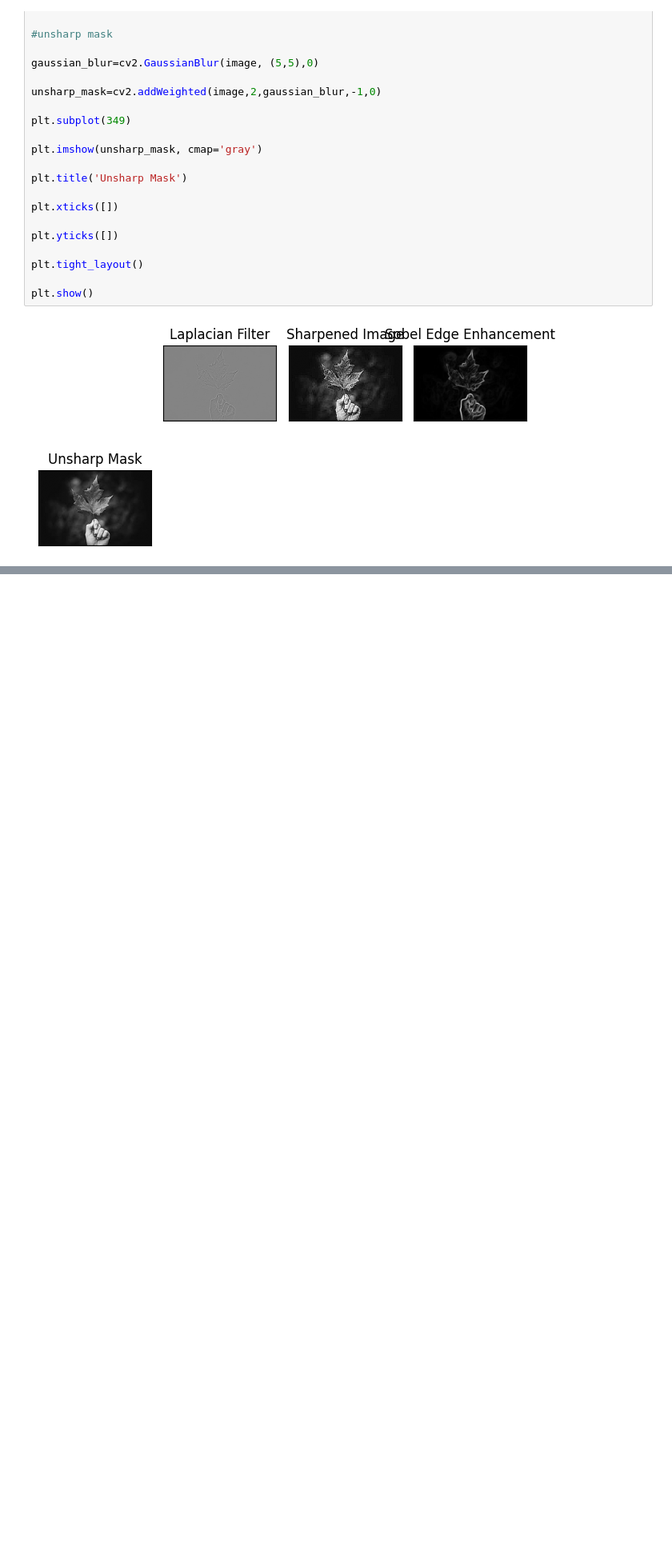
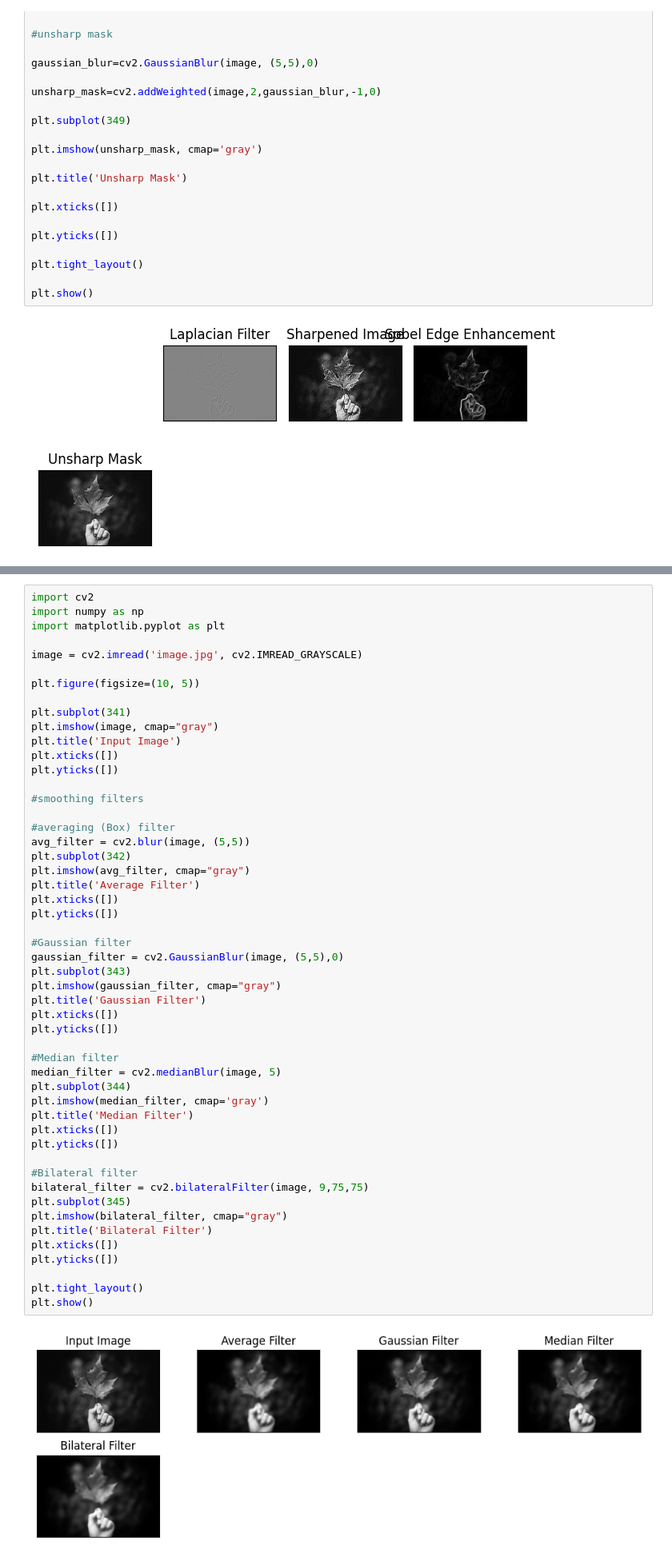
Before and after one commit to Shrawanpandit/ImageProcessing-Lab-works, a Jupyter notebook: Lab_4.ipynb, the cells around one changed output, grey strips where cells are left out. Shown at 80% size. Drawn from its saved outputs; the diff is of its cells as text; blank space fills up the shorter version.

```diff
--- a/Lab_4.ipynb
+++ b/Lab_4.ipynb
@@ -80,0 +132,53 @@ plt.show()
+# %%
+import cv2
+import numpy as np
+import matplotlib.pyplot as plt
+
+image = cv2.imread('image.jpg', cv2.IMREAD_GRAYSCALE)
+
+plt.figure(figsize=(10, 5))
+
+plt.subplot(341)
+plt.imshow(image, cmap="gray")
+plt.title('Input Image')
+plt.xticks([])
+plt.yticks([])
+
+#smoothing filters
+
+#averaging (Box) filter
+avg_filter = cv2.blur(image, (5,5))
+plt.subplot(342)
+plt.imshow(avg_filter, cmap="gray")
+plt.title('Average Filter')
+plt.xticks([])
+plt.yticks([])
+
+#Gaussian filter
+gaussian_filter = cv2.GaussianBlur(image, (5,5),0)
+plt.subplot(343)
+plt.imshow(gaussian_filter, cmap="gray")
+plt.title('Gaussian Filter')
+plt.xticks([])
+plt.yticks([])
+
+#Median filter
+median_filter = cv2.medianBlur(image, 5)
+plt.subplot(344)
+plt.imshow(median_filter, cmap='gray')
+plt.title('Median Filter')
+plt.xticks([])
+plt.yticks([])
+
+#Bilateral filter
+bilateral_filter = cv2.bilateralFilter(image, 9,75,75)
+plt.subplot(345)
+plt.imshow(bilateral_filter, cmap="gray")
+plt.title('Bilateral Filter')
+plt.xticks([])
+plt.yticks([])
+
+plt.tight_layout()
+plt.show()
+# %% [output]
+[figure, added]
```
Also changed, not shown: parts of 3 cells of this notebook.
